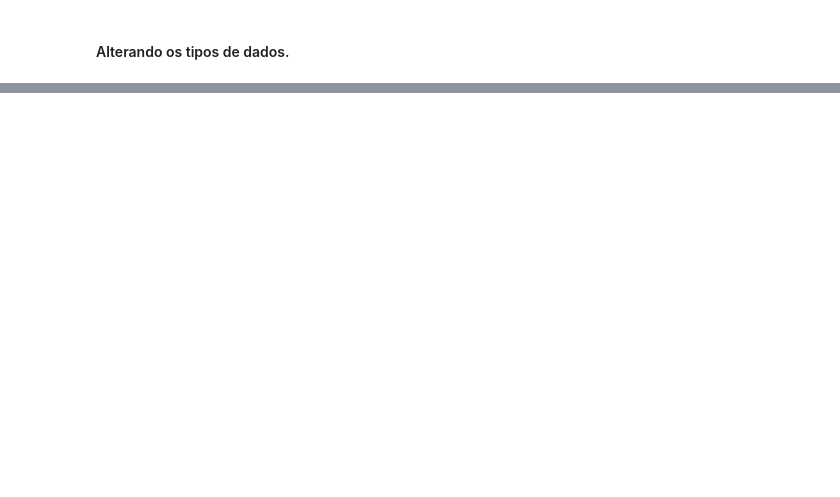
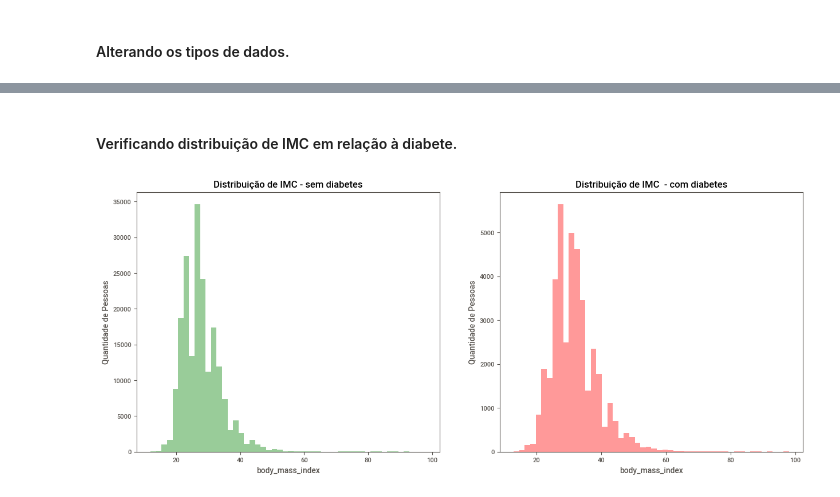
Before and after one commit to Joaquim-Santos/Analysis-of-Diabetes-Risk-Factors, a Jupyter notebook: notebooks/modelagem_dados.ipynb, the cells around one changed output, grey strips where cells are left out. Cells and saved outputs as stored; diff of their text form; code cells hidden in the pictures; blank space fills up the shorter version.

```diff
--- a/notebooks/modelagem_dados.ipynb
+++ b/notebooks/modelagem_dados.ipynb
@@ -183,0 +369,16 @@ memory usage: 55.1 MB
+# %% [markdown]
+#### Verificando distribuição de IMC em relação à diabete.
+# %%
+fig, axes = plt.subplots(ncols=2, figsize=(15, 6))
+
+data_without_diabetes = df_diabetes_indcators[df_diabetes_indcators['diabetes'] == 0]['body_mass_index']
+sns.distplot(data_without_diabetes, kde=False, color="g", ax=axes[0]).set_title('Distribuição de IMC - sem diabetes')
+axes[0].set_ylabel('Quantidade de Pessoas')
+
+data_with_diabetes = df_diabetes_indcators[df_diabetes_indcators['diabetes'] == 1]['body_mass_index']
+sns.distplot(data_with_diabetes, kde=False, color="r", ax=axes[1]).set_title('Distribuição de IMC  - com diabetes')
+axes[1].set_ylabel('Quantidade de Pessoas')
+
+plt.show()
+# %% [output]
+[figure, added]
```
Also changed, not shown: parts of 63 cells of this notebook, 1 other file.
